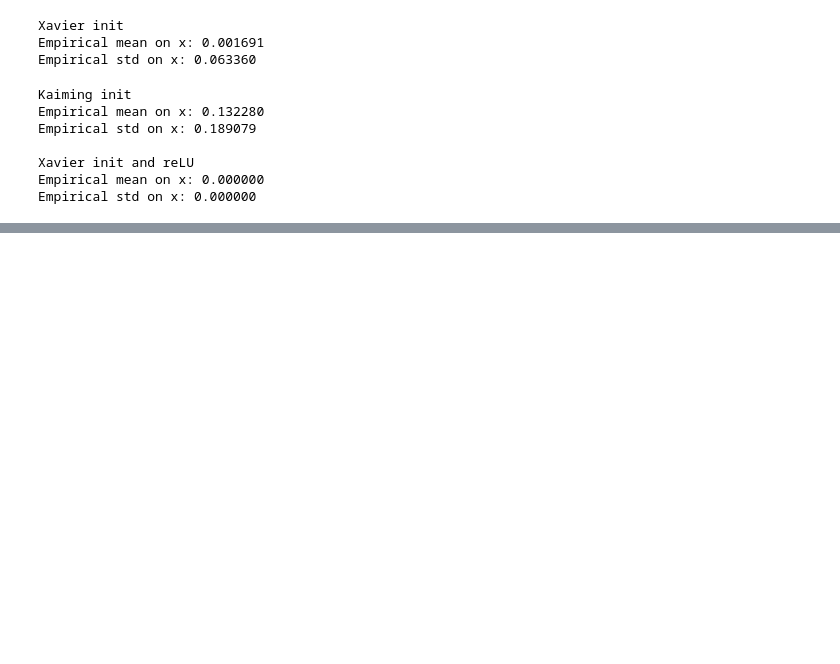
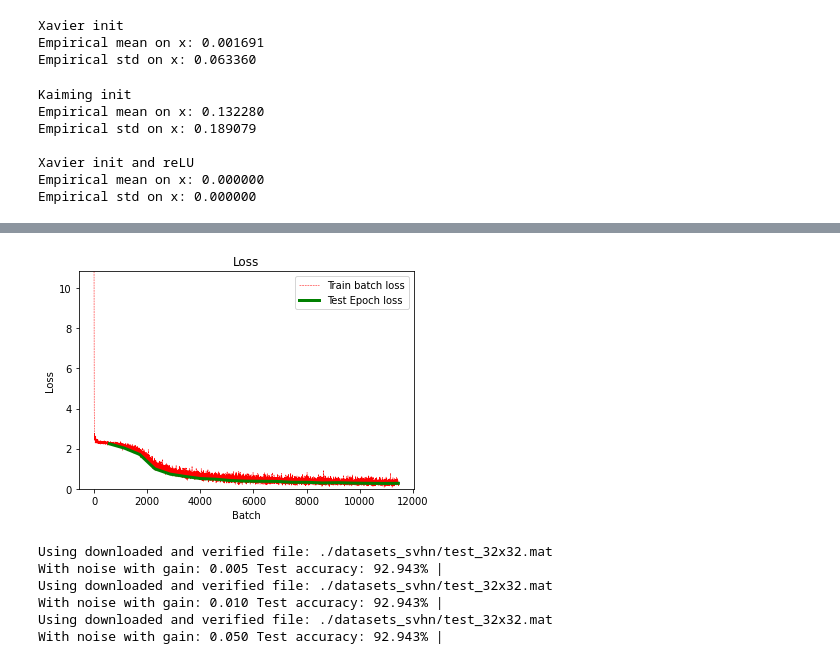
Before and after one commit to mocedon/EE-DL046211, a Jupyter notebook: HW2/ee046211_hw2_312775364.ipynb, the cells around one changed output, grey strips where cells are left out. Drawn from its saved outputs; the diff is of its cells as text; code cells hidden in the pictures; blank space fills up the shorter version.

```diff
--- a/HW2/ee046211_hw2_312775364.ipynb
+++ b/HW2/ee046211_hw2_312775364.ipynb
@@ -688,0 +714,37 @@ Clipping input data to the valid range for imshow with RGB data ([0..1] for floa
+# %%
+# CNN dict
+# time to train our model
+# hyper-parameters
+batch_size = 128
+learning_rate = 1e-4
+epochs = 20
+
+
+# dataloaders - creating batches and shuffling the data
+trainloader = torch.utils.data.DataLoader(
+    train_set, batch_size=batch_size, shuffle=True, num_workers=2)
+testloader = torch.utils.data.DataLoader(
+    test_set, batch_size=batch_size, shuffle=False, num_workers=2)
+
+# device - cpu or gpu?
+device = torch.device("cuda:0" if torch.cuda.is_available() else "cpu")
+
+# loss criterion
+criterion = nn.CrossEntropyLoss()
+
+# build our model and send it to the device
+model = CNNModel(conv_layer, fc_layer).to(device) # no need for parameters as we alredy defined them in the class
+
+# optimizer - SGD, Adam, RMSProp...
+optimizer = torch.optim.Adam(model.parameters(), lr=learning_rate)
+
+model_dict = {'model': model,
+              'criterion': criterion,
+              'optimizer': optimizer,
+              'epochs': epochs,
+              'trainloader': trainloader,
+              'testloader': testloader,
+              'device': device}
+# %%
+train_model(model_dict)
+# %% [output]
@@ -688,0 +768 @@ Clipping input data to the valid range for imshow with RGB data ([0..1] for floa
+[figure, added]
@@ -689,3 +779,26 @@ Clipping input data to the valid range for imshow with RGB data ([0..1] for floa
+# %%
+gains = [0.005, 0.01, 0.05]
+for gain in gains:
+  test_transform = transforms.Compose([
+                                     transforms.ToTensor(),
+                                     #additive_noise(gain),
+                                     transforms.Normalize((0.4914, 0.4822, 0.4465), (0.2023, 0.1994, 0.2010)),
+  ])
+
+  test_set = torchvision.datasets.SVHN(root='./datasets_svhn', split='test', download=True, transform=test_transform)
+  testloader = torch.utils.data.DataLoader(
+    test_set, batch_size=batch_size, shuffle=False, num_workers=2)
+
+  test_accuracy, _, _ = calculate_accuracy(model_dict['model'], testloader, criterion, device)
+  log = "With noise with gain: {:.3f} Test accuracy: {:.3f}%".format(gain, test_accuracy)
+  print(log)
+# %% [output]
+Using downloaded and verified file: ./datasets_svhn/test_32x32.mat
+With noise with gain: 0.005 Test accuracy: 92.943% |
+Using downloaded and verified file: ./datasets_svhn/test_32x32.mat
+With noise with gain: 0.010 Test accuracy: 92.943% |
+Using downloaded and verified file: ./datasets_svhn/test_32x32.mat
+With noise with gain: 0.050 Test accuracy: 92.943% |
 # %% [markdown]
 ## <img src="https://img.icons8.com/dusk/64/000000/prize.png" style="height:50px;display:inline"> Credits
 ---
```
Also changed, not shown: parts of 12 cells of this notebook.
